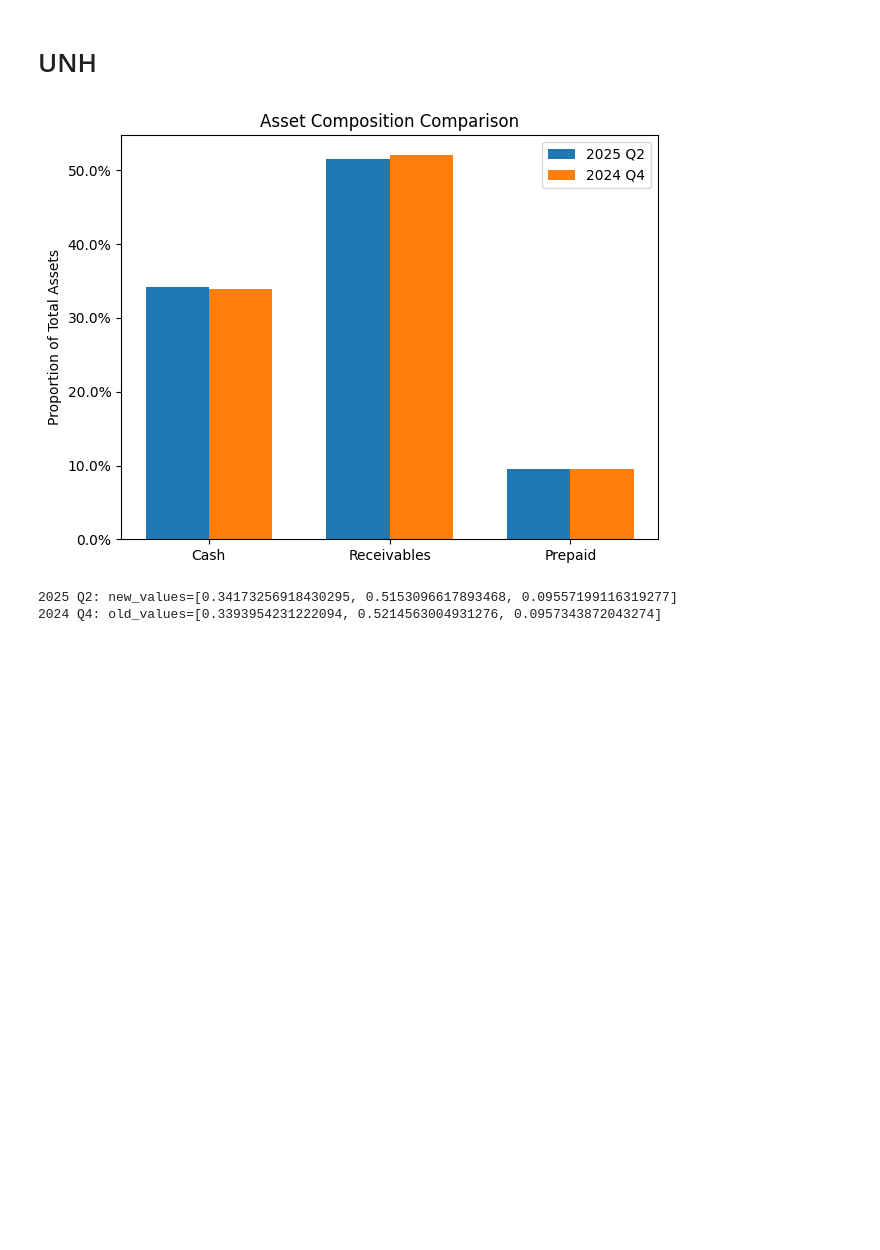
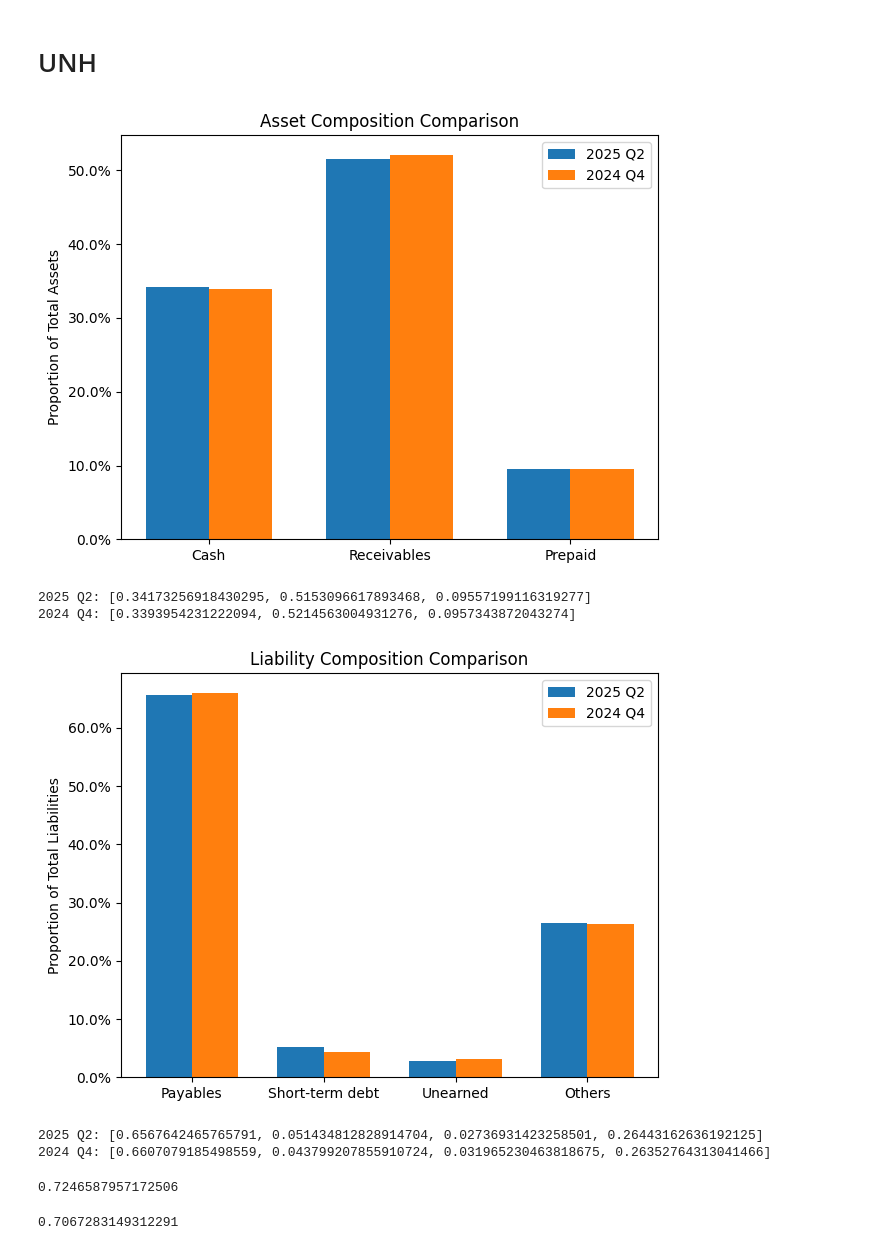
Before and after one commit to seafoodfry/quant, a Jupyter notebook: notebooks/comparing-fundamentals.ipynb, the cells around one changed output. Drawn from its saved outputs; the diff is of its cells as text; code cells hidden in the pictures; blank space fills up the shorter version.

```diff
--- a/notebooks/comparing-fundamentals.ipynb
+++ b/notebooks/comparing-fundamentals.ipynb
@@ -18,6 +18,27 @@ class Assets:
 
     def total(self):
         return self.cash + self.short + self.receivables + self.other_receivables + self.prepaid
+
+    def total_receivables(self):
+        return self.receivables + self.other_receivables
+
+    def total_cash(self):
+        return self.cash + self.short
+
+
+@dataclass
+class Liabilities:
+    # Any sort of accounts payable and accrued liabilities
+    payables: int
+    # Short-term borrowings and current maturities of long-term debt
+    short: int
+    # Unearned revenues
+    unearned: int
+    # Other current liabilities
+    others: int
+
+    def total(self):
+        return self.payables + self.short + self.unearned + self.others
 # %% [markdown]
 # UNH
 # %%
@@ -36,4 +57,18 @@ unh_24q4 = Assets(
     other_receivables = 26_089,
     prepaid = 8_212
 )
+# %%
+unh_25q2_curr_liabilities = Liabilities(
+    payables = 38_427 + 34_330, # Medical + accounts payable
+    short = 5_698,
+    unearned = 3_032,
+    others = 29_294,
+)
+
+unh_24q4_curr_liabilities = Liabilities(
+    payables = 34_224 + 34_337, # Medical + accounts payable
+    short = 4_545,
+    unearned = 3_317,
+    others = 27_346,
+)
 # %%
@@ -77,5 +149,19 @@ def plot_asset_composition_comp(assets_new, assets_old, label_new='2025 Q2', lab
 plot_asset_composition_comp(unh_25q2, unh_24q4, label_new='2025 Q2', label_old='2024 Q4')
 # %% [output]
 [figure]
-2025 Q2: new_values=[0.34173256918430295, 0.5153096617893468, 0.09557199116319277]
-2024 Q4: old_values=[0.3393954231222094, 0.5214563004931276, 0.0957343872043274]
+2025 Q2: [0.34173256918430295, 0.5153096617893468, 0.09557199116319277]
+2024 Q4: [0.3393954231222094, 0.5214563004931276, 0.0957343872043274]
+# %%
+plot_current_liabilities(unh_25q2_curr_liabilities, unh_24q4_curr_liabilities, label_new='2025 Q2', label_old='2024 Q4')
+# %% [output]
+[figure, added]
+2025 Q2: [0.6567642465765791, 0.051434812828914704, 0.02736931423258501, 0.26443162636192125]
+2024 Q4: [0.6607079185498559, 0.043799207855910724, 0.031965230463818675, 0.26352764313041466]
+# %%
+unh_25q2.total_receivables() / unh_25q2_curr_liabilities.payables
+# %% [output]
+0.7246587957172506
+# %%
+unh_24q4.total_receivables() / unh_24q4_curr_liabilities.payables
+# %% [output]
+0.7067283149312291
```
Also changed, not shown: parts of 1 cell of this notebook.
